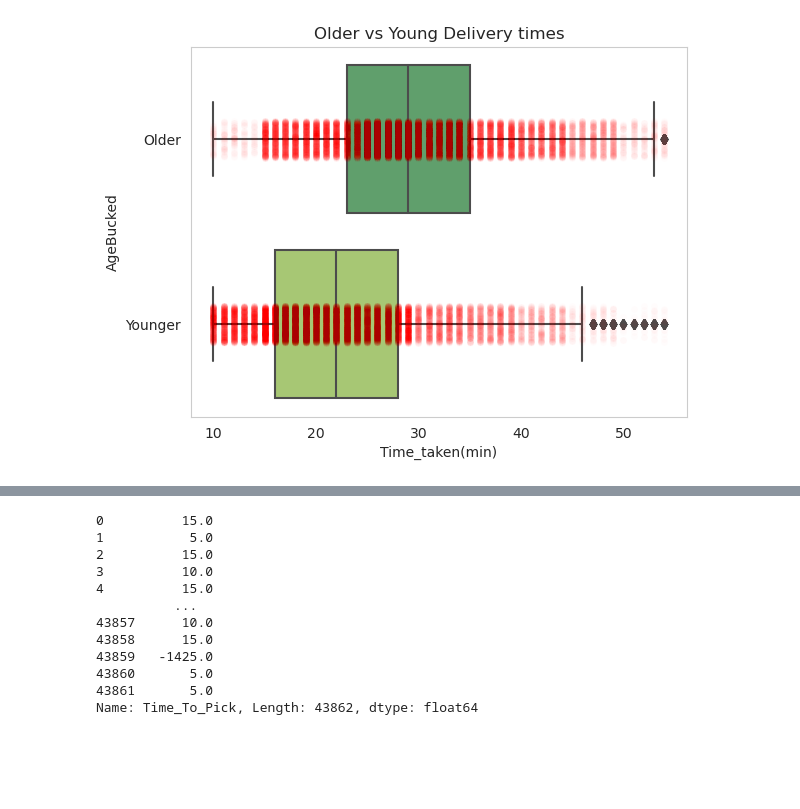
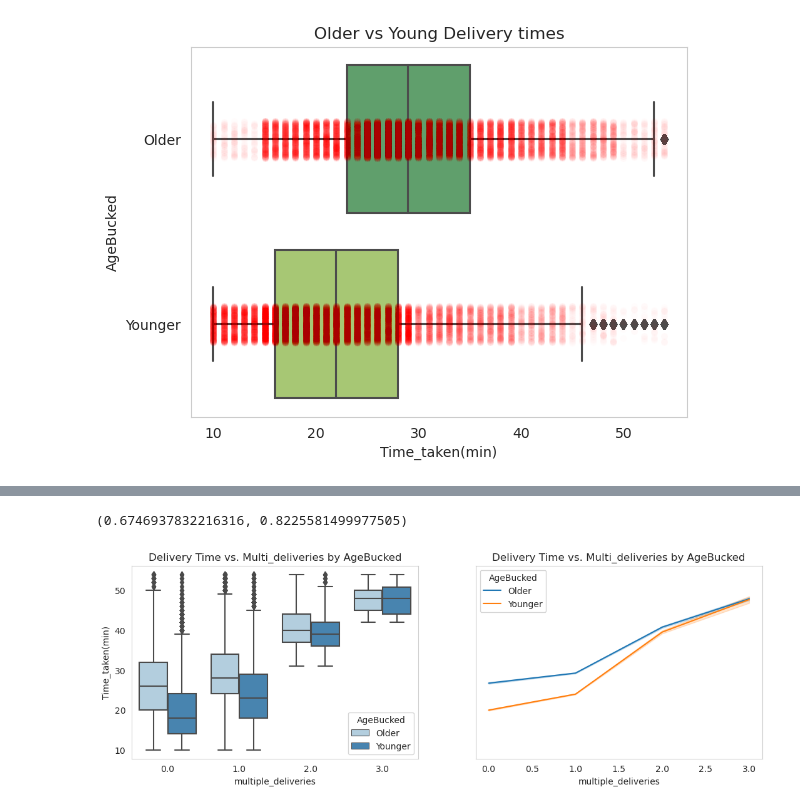
Before and after one commit to liamarguedas/uber-eats-delivery-time, a Jupyter notebook: notebooks/analyze-and-explore-data.ipynb, the cells around one changed output, grey strips where cells are left out. Saved outputs shown, nothing was run; the diff lists cells and outputs as text; code cells hidden in the pictures; blank space fills up the shorter version.

```diff
--- a/notebooks/analyze-and-explore-data.ipynb
+++ b/notebooks/analyze-and-explore-data.ipynb
@@ -202,15 +202,17 @@ sns.heatmap(AgeStatistics.T, cmap = 'Blues', annot = True, cbar = False, linewid
-# %%
-data.Time_To_Pick
-# %% [output]
-0          15.0
-1           5.0
-2          15.0
-3          10.0
-4          15.0
-          ...
-43857      10.0
-43858      15.0
-43859   -1425.0
-43860       5.0
-43861       5.0
-Name: Time_To_Pick, Length: 43862, dtype: float64
+# %%
+Younger['multiple_deliveries'].mean(), Older['multiple_deliveries'].mean()
+# %% [output]
+(0.6746937832216316, 0.8225581499977505)
+# %%
+fig, (ax1, ax2) = plt.subplots(ncols = 2, nrows = 1, sharey = True, figsize = (13, 4))
+
+sns.boxplot(data = data, hue = 'AgeBucked', y = 'Time_taken(min)', x = 'multiple_deliveries', palette = 'Blues', ax = ax1)
+ax1.set_title('Delivery Time vs. Multi_deliveries by AgeBucked')
+
+sns.lineplot(data = data, x = 'multiple_deliveries', y = 'Time_taken(min)', hue = 'AgeBucked', ax = ax2)
+ax2.set_title('Delivery Time vs. Multi_deliveries by AgeBucked')
+
+ax1.grid(False)
+ax2.grid(False);
+# %% [output]
+[figure, added]
```
Also changed, not shown: parts of 7 cells of this notebook.
